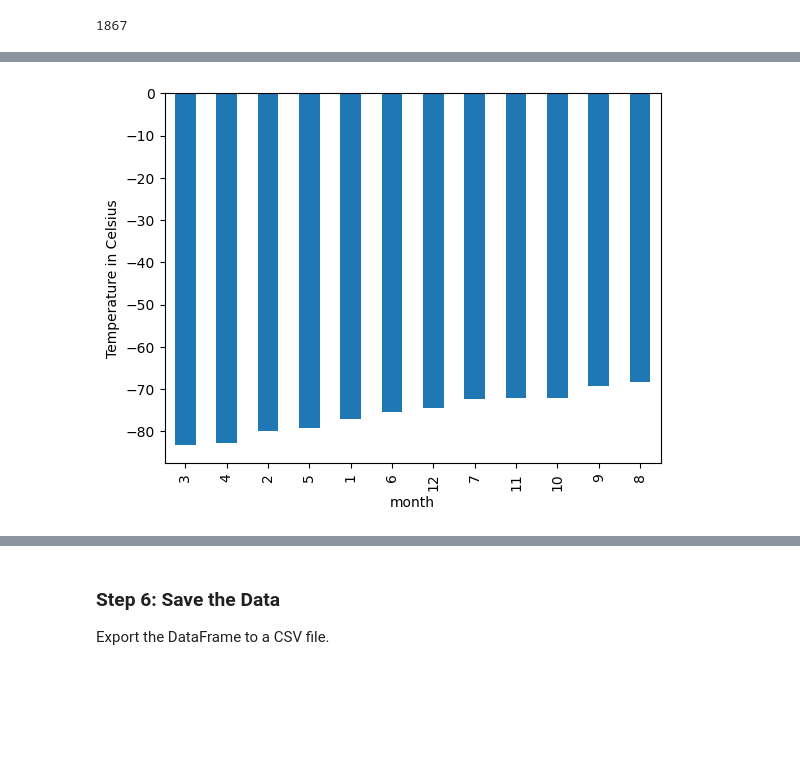
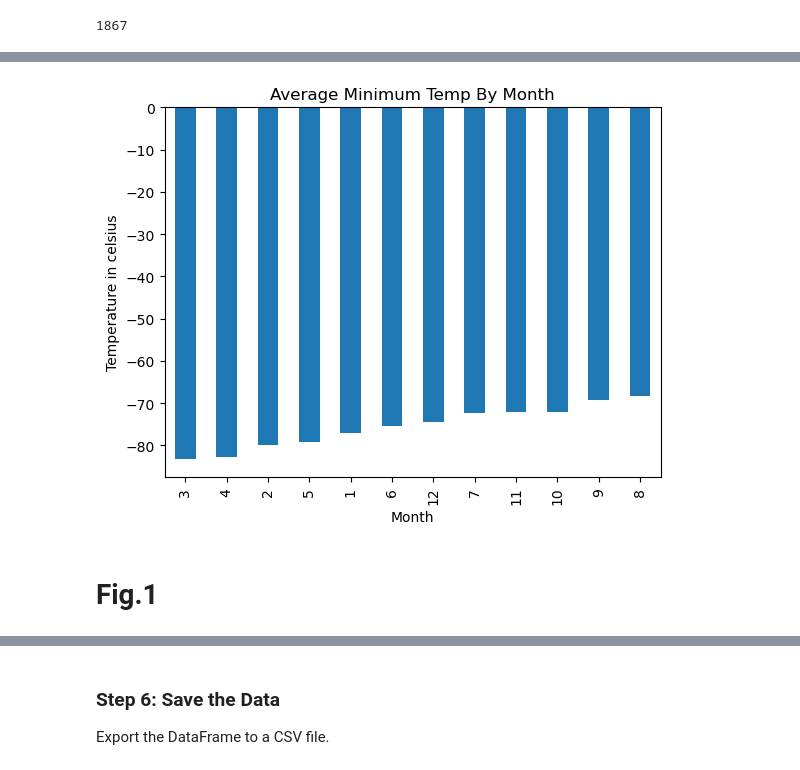
Before and after one commit to grantgorham26/Splinter_BeautifulSoup_HTML_challenge, a Jupyter notebook: part_2_mars_weather.ipynb, the cells around one changed output, grey strips where cells are left out. Saved outputs shown, nothing was run; the diff lists cells and outputs as text; code cells hidden in the pictures; blank space fills up the shorter version.

Commit message:
added plots and analysis of the plots

```diff
--- a/part_2_mars_weather.ipynb
+++ b/part_2_mars_weather.ipynb
@@ -191,6 +197,8 @@ Name: month, dtype: int64
 1867
 # %%
 # 3. What is the average low temperature by month?
+avg_low_temp = mars_df.groupby(['month'])['min_temp'].mean()
+avg_low_temp
 # %% [output]
 month
 1    -77.160920
@@ -213,6 +226,14 @@ Name: min_temp, dtype: float64
 # %%
 # Identify the coldest and hottest months in Curiosity's location
+sorted_avg_low_temp=avg_low_temp.sort_values()
+sorted_avg_low_temp.plot.bar()
+plt.ylabel('Temperature in celsius')
+plt.xlabel('Month')
+plt.title('Average Minimum Temp By Month')
+plt.show()
 # %% [output]
-[figure, old version]
+[figure, new version]
+# %% [markdown]
+# Fig.1
 # %%
 # 4. Average pressure by Martian month
```
Also changed, not shown: parts of 20 cells of this notebook.
